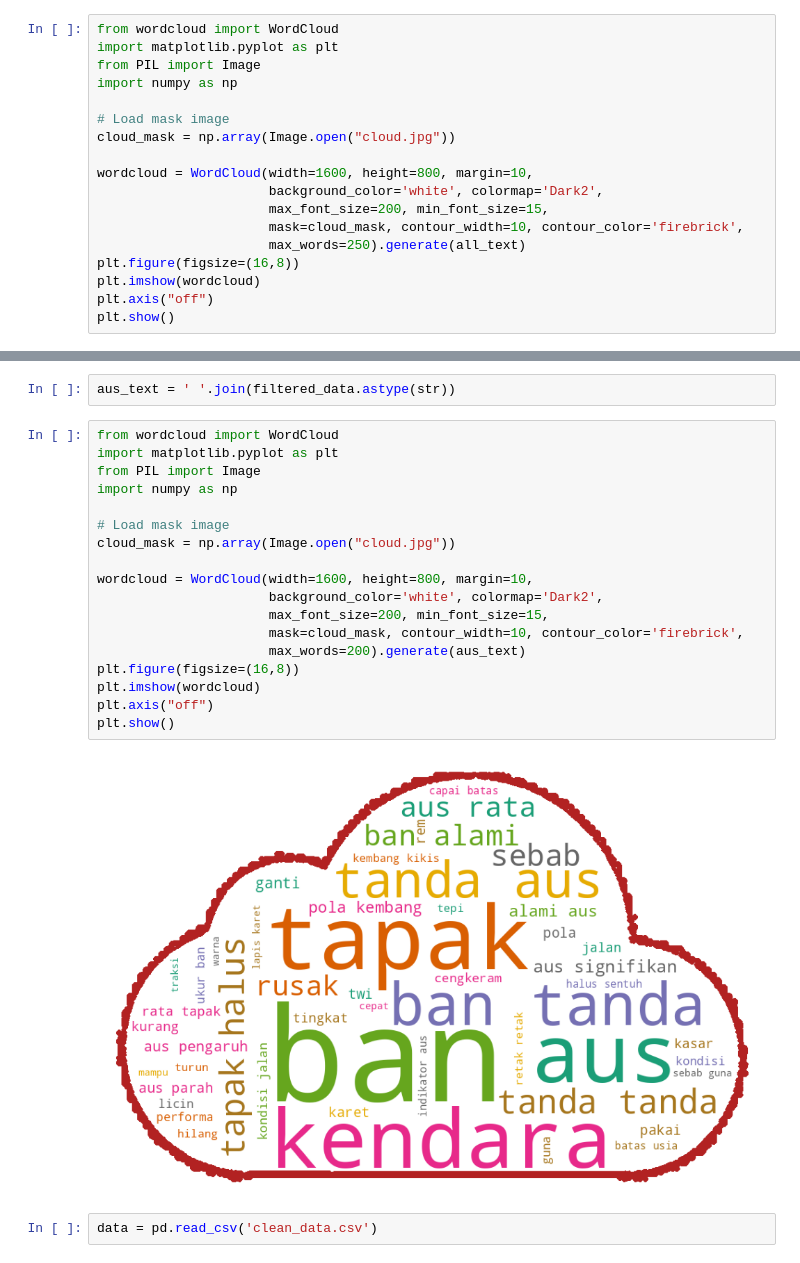
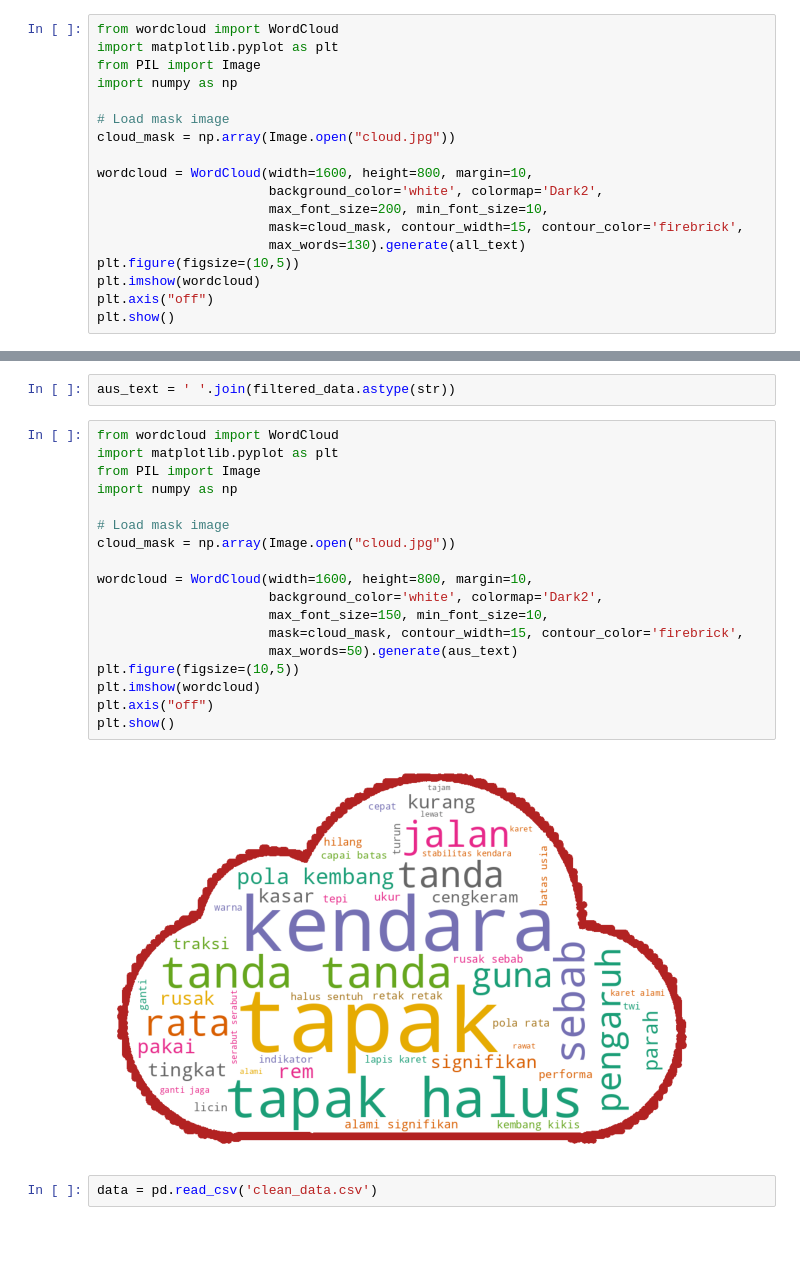
Before and after one commit to zainulabidiinn/Klasifikasi-Teks-Ngukurban, a Jupyter notebook: bdaklasifikasiteksfinal.ipynb, the cells around one changed output, grey strips where cells are left out. Cells and saved outputs as stored; diff of their text form; blank space fills up the shorter version.

```diff
--- a/bdaklasifikasiteksfinal.ipynb
+++ b/bdaklasifikasiteksfinal.ipynb
@@ -587,10 +589,10 @@ cloud_mask = np.array(Image.open("cloud.jpg"))
 
 wordcloud = WordCloud(width=1600, height=800, margin=10,
                       background_color='white', colormap='Dark2',
-                      max_font_size=200, min_font_size=15,
-                      mask=cloud_mask, contour_width=10, contour_color='firebrick',
-                      max_words=250).generate(all_text)
-plt.figure(figsize=(16,8))
+                      max_font_size=200, min_font_size=10,
+                      mask=cloud_mask, contour_width=15, contour_color='firebrick',
+                      max_words=130).generate(all_text)
+plt.figure(figsize=(10,5))
 plt.imshow(wordcloud)
 plt.axis("off")
 plt.show()
@@ -605,23 +607,23 @@ aus_text = ' '.join(filtered_data.astype(str))
 # %%
 from wordcloud import WordCloud
 import matplotlib.pyplot as plt
 from PIL import Image
 import numpy as np
 
 # Load mask image
 cloud_mask = np.array(Image.open("cloud.jpg"))
 
 wordcloud = WordCloud(width=1600, height=800, margin=10,
                       background_color='white', colormap='Dark2',
-                      max_font_size=200, min_font_size=15,
-                      mask=cloud_mask, contour_width=10, contour_color='firebrick',
-                      max_words=200).generate(aus_text)
-plt.figure(figsize=(16,8))
+                      max_font_size=150, min_font_size=10,
+                      mask=cloud_mask, contour_width=15, contour_color='firebrick',
+                      max_words=50).generate(aus_text)
+plt.figure(figsize=(10,5))
 plt.imshow(wordcloud)
 plt.axis("off")
 plt.show()
 # %% [output]
-[figure, old version]
+[figure, new version]
 # %%
 data = pd.read_csv('clean_data.csv')
 # %%
```
Also changed, not shown: parts of 55 cells of this notebook, 1 other file.
